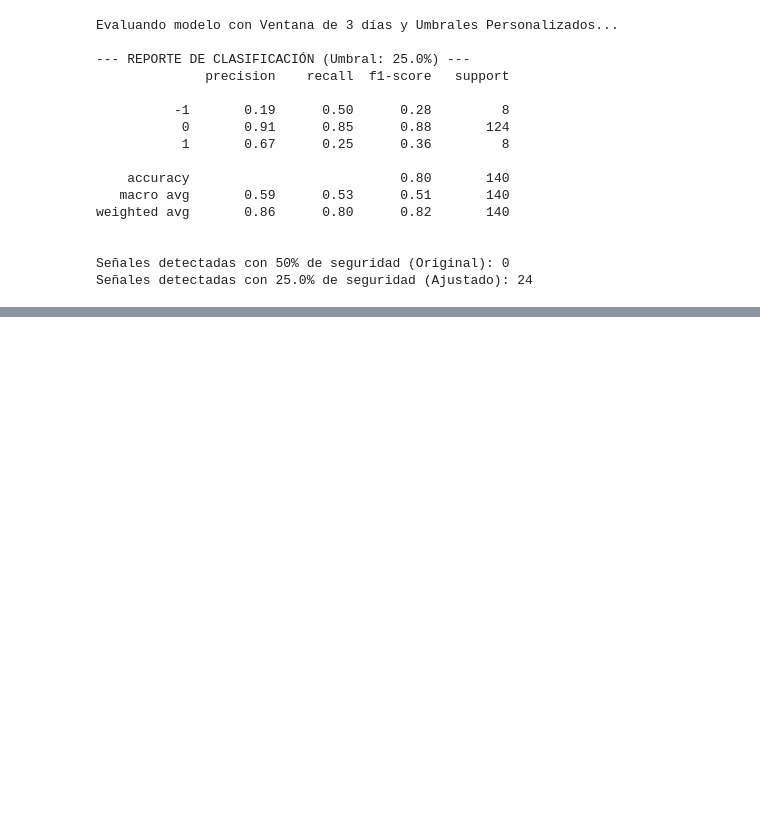
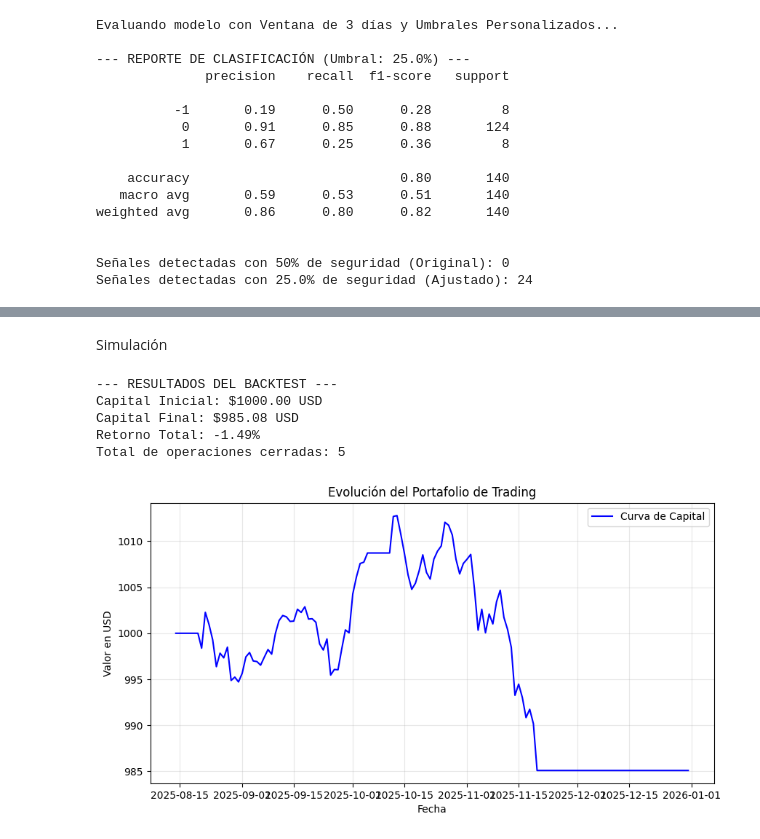
Before and after one commit to julesaccm/Apex-project, a Jupyter notebook: notebooks/modelo_inicial.ipynb, the cells around one changed output, grey strips where cells are left out. Saved outputs shown, nothing was run; the diff lists cells and outputs as text; code cells hidden in the pictures; blank space fills up the shorter version.

```diff
--- a/notebooks/modelo_inicial.ipynb
+++ b/notebooks/modelo_inicial.ipynb
@@ -398,0 +506,6 @@ Señales detectadas con 25.0% de seguridad (Ajustado): 24
+# %% [markdown]
+Simulación
+# %%
+# 1. Recuperamos la porción de "Test" pero del DataFrame original (que SÍ tiene 'Close')
+split_idx = int(len(df_apex) * 0.8)
+df_test_completo = df_apex.iloc[split_idx:].copy()
@@ -398,0 +515,11 @@ Señales detectadas con 25.0% de seguridad (Ajustado): 24
+# %%
+# 3. ¡Ahora sí ejecutamos el backtester!
+# Le pasamos los datos completos y las predicciones que generamos con el Random Forest
+df_simulacion, trades_rf = backtest_apex(df_test_completo, y_pred_ajustado)
+# %% [output]
+--- RESULTADOS DEL BACKTEST ---
+Capital Inicial: $1000.00 USD
+Capital Final: $985.08 USD
+Retorno Total: -1.49%
+Total de operaciones cerradas: 5
+[figure, added]
```
Also changed, not shown: parts of 5 cells of this notebook, 3 other files.
